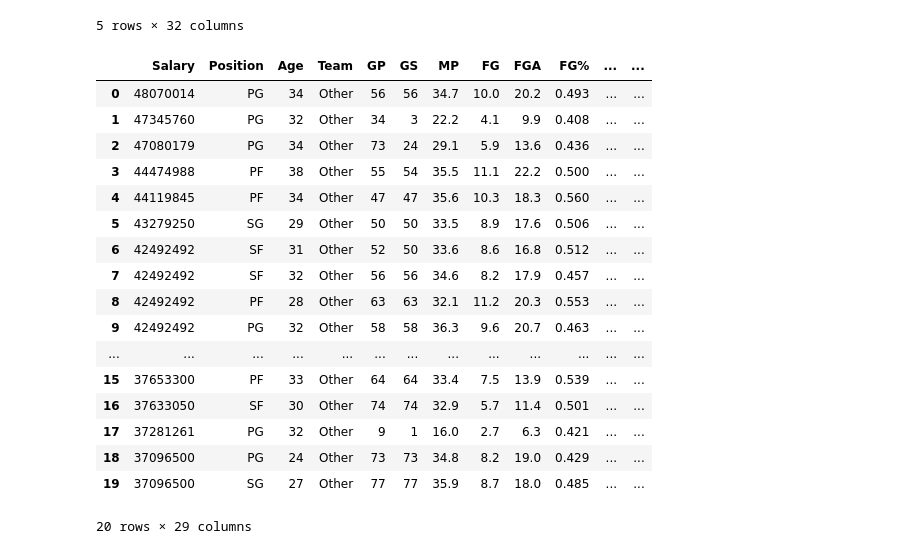
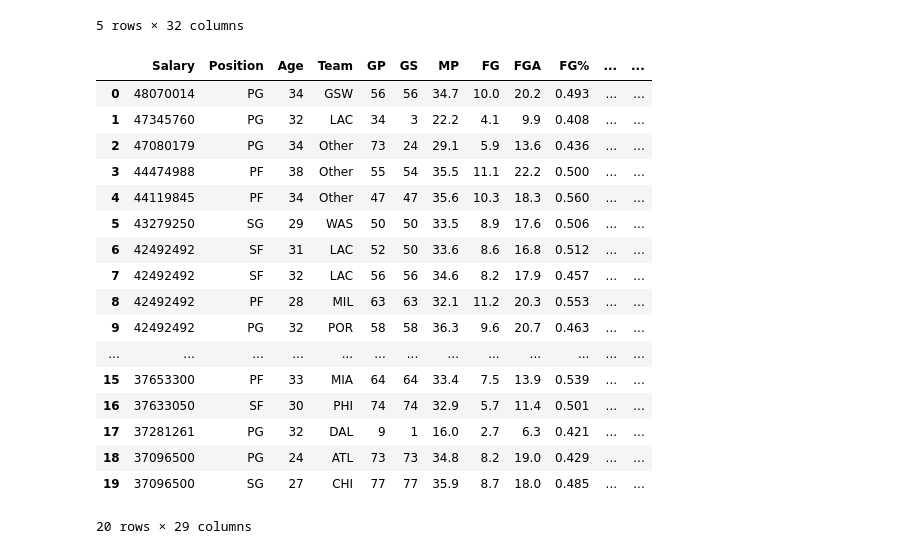
Before and after one commit to d-rex14/455classwork, a Jupyter notebook: In_class_Data_Cleaning_Functions.ipynb, the cells around one changed output. Drawn from its saved outputs; the diff is of its cells as text; code cells hidden in the pictures.

```diff
--- a/In_class_Data_Cleaning_Functions.ipynb
+++ b/In_class_Data_Cleaning_Functions.ipynb
@@ -32,32 +32,32 @@ def nba_wrangling(df):
 # %%
 import functions as fn
 
 # Begin my ML pipeline
 df = pd.read_csv('./data/nba_salaries.csv')
 df = nba_wrangling(df)
 df = fn.basic_wrangling(df)
-df = fn.bin_categories(df)
+df = fn.bin_categories(df, min_records=10)
 df.head(20)
 # import sys
 # sys.path.append('../../../functions')
 # %% [output]
 |  | Salary | Position | Age | Team | GP | GS | MP | FG | FGA | FG% | ... | ... |
-| 0 | 48070014 | PG | 34 | Other | 56 | 56 | 34.7 | 10.0 | 20.2 | 0.493 | ... | ... |
-| 1 | 47345760 | PG | 32 | Other | 34 | 3 | 22.2 | 4.1 | 9.9 | 0.408 | ... | ... |
+| 0 | 48070014 | PG | 34 | GSW | 56 | 56 | 34.7 | 10.0 | 20.2 | 0.493 | ... | ... |
+| 1 | 47345760 | PG | 32 | LAC | 34 | 3 | 22.2 | 4.1 | 9.9 | 0.408 | ... | ... |
 | 2 | 47080179 | PG | 34 | Other | 73 | 24 | 29.1 | 5.9 | 13.6 | 0.436 | ... | ... |
 | 3 | 44474988 | PF | 38 | Other | 55 | 54 | 35.5 | 11.1 | 22.2 | 0.500 | ... | ... |
 | 4 | 44119845 | PF | 34 | Other | 47 | 47 | 35.6 | 10.3 | 18.3 | 0.560 | ... | ... |
-| 5 | 43279250 | SG | 29 | Other | 50 | 50 | 33.5 | 8.9 | 17.6 | 0.506 | ... | ... |
-| 6 | 42492492 | SF | 31 | Other | 52 | 50 | 33.6 | 8.6 | 16.8 | 0.512 | ... | ... |
-| 7 | 42492492 | SF | 32 | Other | 56 | 56 | 34.6 | 8.2 | 17.9 | 0.457 | ... | ... |
-| 8 | 42492492 | PF | 28 | Other | 63 | 63 | 32.1 | 11.2 | 20.3 | 0.553 | ... | ... |
-| 9 | 42492492 | PG | 32 | Other | 58 | 58 | 36.3 | 9.6 | 20.7 | 0.463 | ... | ... |
+| 5 | 43279250 | SG | 29 | WAS | 50 | 50 | 33.5 | 8.9 | 17.6 | 0.506 | ... | ... |
+| 6 | 42492492 | SF | 31 | LAC | 52 | 50 | 33.6 | 8.6 | 16.8 | 0.512 | ... | ... |
+| 7 | 42492492 | SF | 32 | LAC | 56 | 56 | 34.6 | 8.2 | 17.9 | 0.457 | ... | ... |
+| 8 | 42492492 | PF | 28 | MIL | 63 | 63 | 32.1 | 11.2 | 20.3 | 0.553 | ... | ... |
+| 9 | 42492492 | PG | 32 | POR | 58 | 58 | 36.3 | 9.6 | 20.7 | 0.463 | ... | ... |
 | ... | ... | ... | ... | ... | ... | ... | ... | ... | ... | ... | ... | ... |
-| 15 | 37653300 | PF | 33 | Other | 64 | 64 | 33.4 | 7.5 | 13.9 | 0.539 | ... | ... |
-| 16 | 37633050 | SF | 30 | Other | 74 | 74 | 32.9 | 5.7 | 11.4 | 0.501 | ... | ... |
-| 17 | 37281261 | PG | 32 | Other | 9 | 1 | 16.0 | 2.7 | 6.3 | 0.421 | ... | ... |
-| 18 | 37096500 | PG | 24 | Other | 73 | 73 | 34.8 | 8.2 | 19.0 | 0.429 | ... | ... |
-| 19 | 37096500 | SG | 27 | Other | 77 | 77 | 35.9 | 8.7 | 18.0 | 0.485 | ... | ... |
+| 15 | 37653300 | PF | 33 | MIA | 64 | 64 | 33.4 | 7.5 | 13.9 | 0.539 | ... | ... |
+| 16 | 37633050 | SF | 30 | PHI | 74 | 74 | 32.9 | 5.7 | 11.4 | 0.501 | ... | ... |
+| 17 | 37281261 | PG | 32 | DAL | 9 | 1 | 16.0 | 2.7 | 6.3 | 0.421 | ... | ... |
+| 18 | 37096500 | PG | 24 | ATL | 73 | 73 | 34.8 | 8.2 | 19.0 | 0.429 | ... | ... |
+| 19 | 37096500 | SG | 27 | CHI | 77 | 77 | 35.9 | 8.7 | 18.0 | 0.485 | ... | ... |
 20 rows × 29 columns
 # %%
 fn.univariate(df)
```
Also changed, not shown: parts of 1 cell of this notebook, 1 other file.
